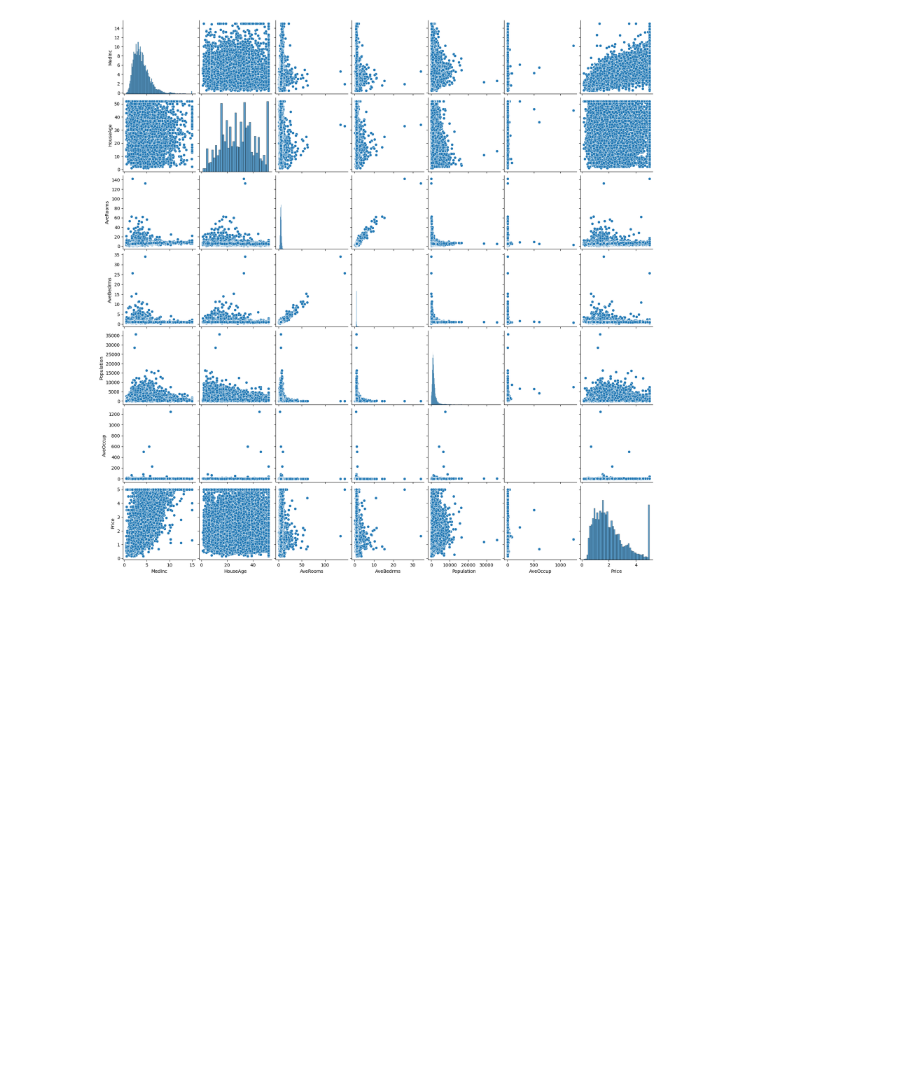
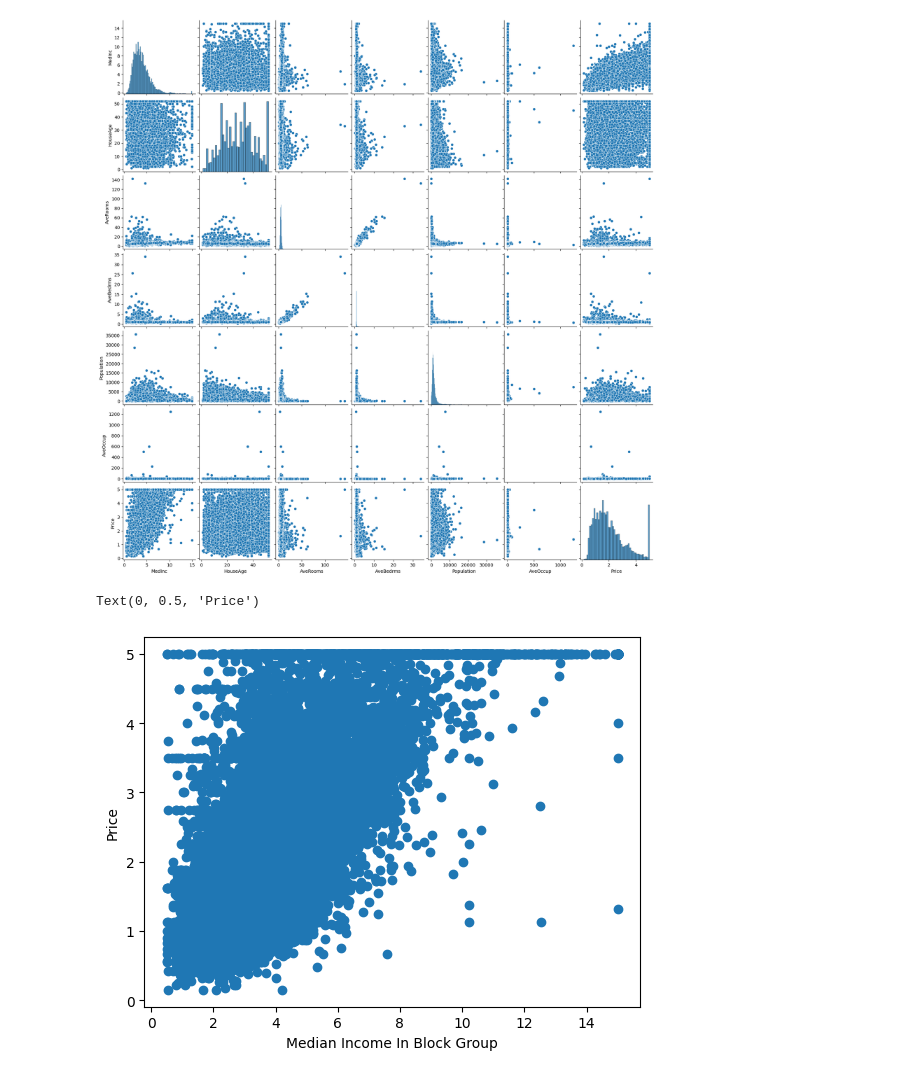
Before and after one commit to sultantemuruly/end-to-end-house-price-ml, a Jupyter notebook: model/main.ipynb, the cells around one changed output. Drawn from its saved outputs; the diff is of its cells as text; code cells hidden in the pictures; blank space fills up the shorter version.

```diff
--- a/model/main.ipynb
+++ b/model/main.ipynb
@@ -145,3 +145,10 @@ sns.pairplot(dataset)
 # %% [output]
 <seaborn.axisgrid.PairGrid at 0x...>
 [figure]
+# %%
+plt.pyplot.scatter(dataset['MedInc'], dataset['Price'])
+plt.pyplot.xlabel('Median Income In Block Group')
+plt.pyplot.ylabel('Price')
+# %% [output]
+Text(0, 0.5, 'Price')
+[figure, added]
```
Also changed, not shown: parts of 12 cells of this notebook.
